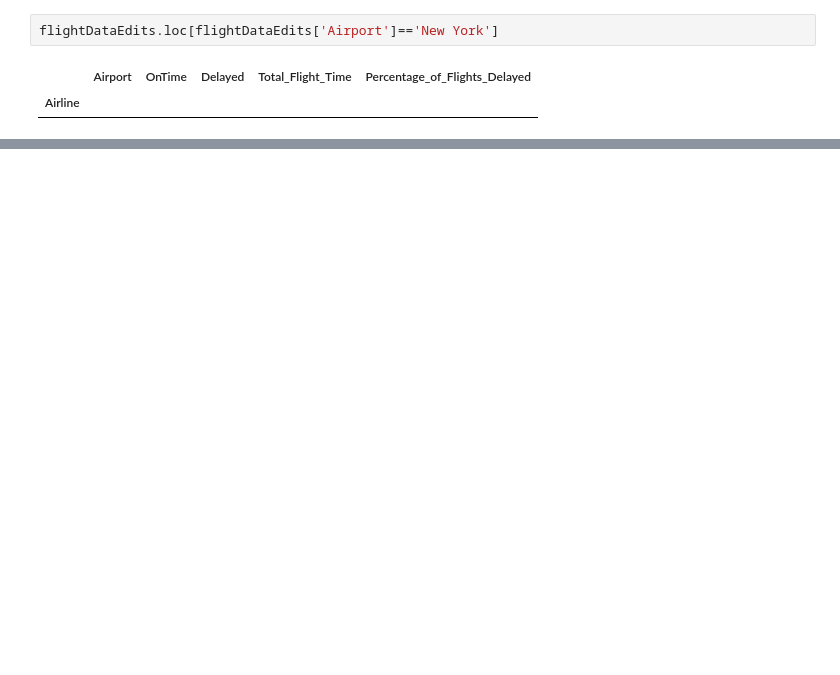
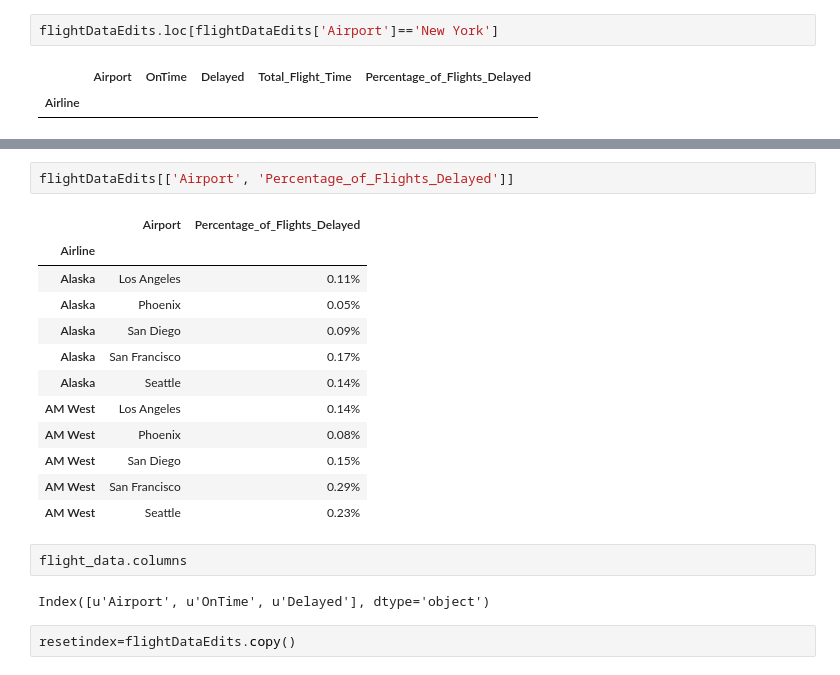
Before and after one commit to Dawad81/IS362-Database-Acquisition-and-Management, a Jupyter notebook: IS362_Project_1.ipynb, the cells around one changed output, grey strips where cells are left out. Saved outputs shown, nothing was run; the diff lists cells and outputs as text; blank space fills up the shorter version.

```diff
--- a/IS362_Project_1.ipynb
+++ b/IS362_Project_1.ipynb
@@ -87,0 +115,21 @@ flightDataEdits.loc[flightDataEdits['Airport']=='New York']
+# %%
+flightDataEdits[['Airport', 'Percentage_of_Flights_Delayed']]
+# %% [output]
+|  | Airport | Percentage_of_Flights_Delayed |
+| Airline |  |  |
+| Alaska | Los Angeles | 0.11% |
+| Alaska | Phoenix | 0.05% |
+| Alaska | San Diego | 0.09% |
+| Alaska | San Francisco | 0.17% |
+| Alaska | Seattle | 0.14% |
+| AM West | Los Angeles | 0.14% |
+| AM West | Phoenix | 0.08% |
+| AM West | San Diego | 0.15% |
+| AM West | San Francisco | 0.29% |
+| AM West | Seattle | 0.23% |
+# %%
+flight_data.columns
+# %% [output]
+Index([u'Airport', u'OnTime', u'Delayed'], dtype='object')
+# %%
+resetindex=flightDataEdits.copy()
```
Also changed, not shown: parts of 25 cells of this notebook.
